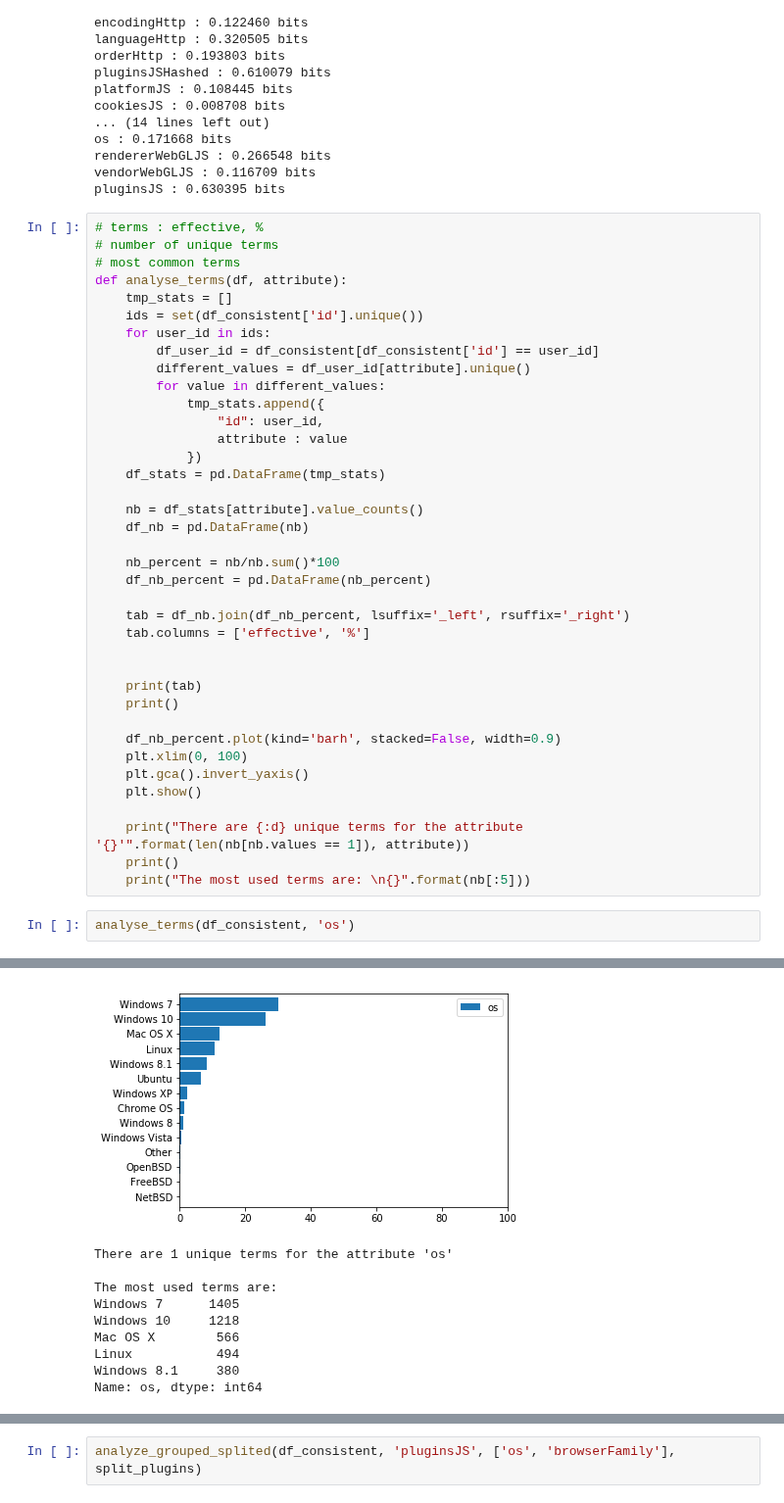
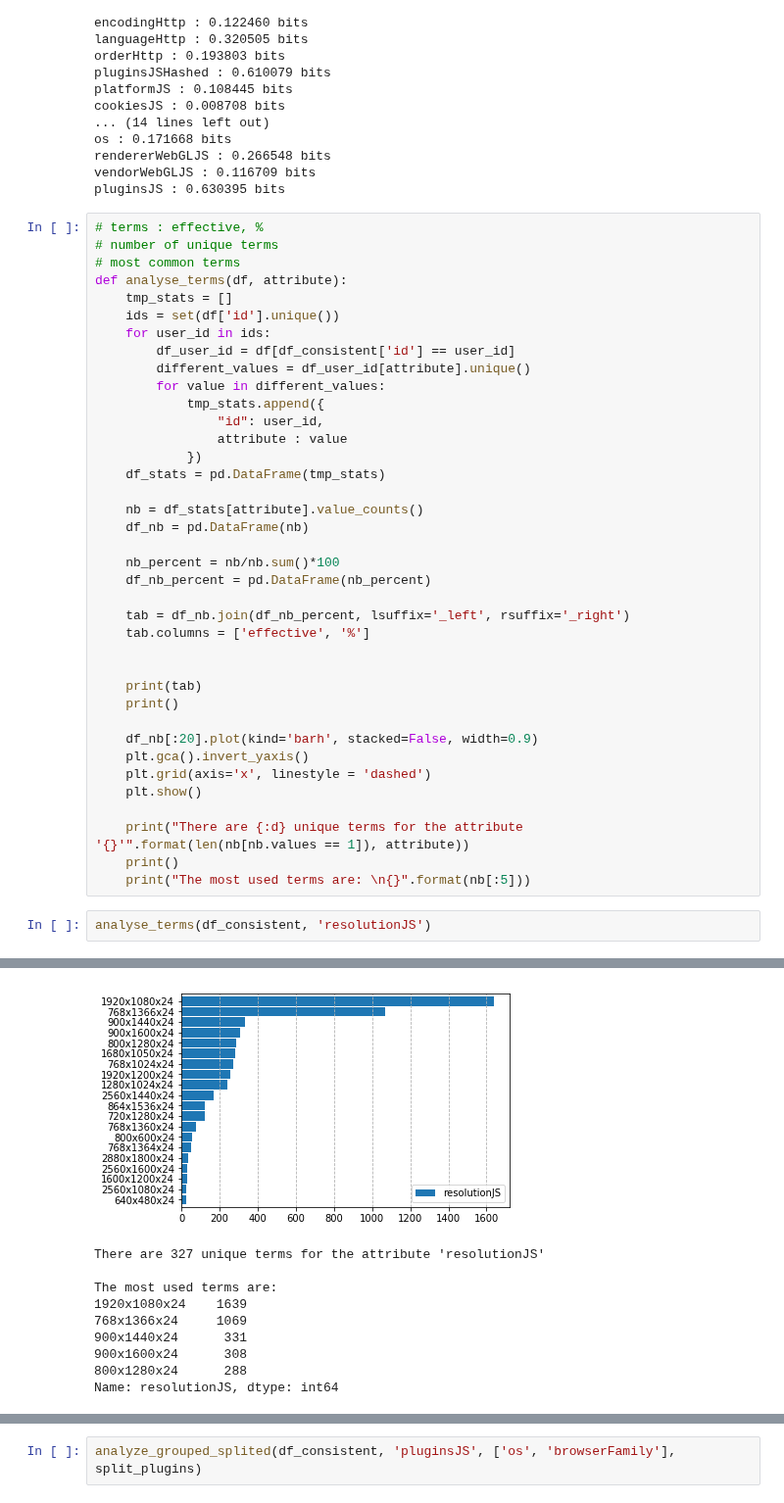
Before and after one commit to mGosset/BrowserFingerprint, a Jupyter notebook: notebooks/exploratory/analyse_empreintes.ipynb, the cells around one changed output, grey strips where cells are left out. Shown at 98% size. Cells and saved outputs as stored; diff of their text form.

```diff
--- a/notebooks/exploratory/analyse_empreintes.ipynb
+++ b/notebooks/exploratory/analyse_empreintes.ipynb
@@ -222,9 +222,9 @@ pluginsJS : 0.630395 bits
 # most common terms
 def analyse_terms(df, attribute):
     tmp_stats = []
-    ids = set(df_consistent['id'].unique())
+    ids = set(df['id'].unique())
     for user_id in ids:
-        df_user_id = df_consistent[df_consistent['id'] == user_id]
+        df_user_id = df[df_consistent['id'] == user_id]
         different_values = df_user_id[attribute].unique()
         for value in different_values:
             tmp_stats.append({
@@ -246,14 +246,14 @@ def analyse_terms(df, attribute):
     print(tab)
     print()
 
-    df_nb_percent.plot(kind='barh', stacked=False, width=0.9)
-    plt.xlim(0, 100)
+    df_nb[:20].plot(kind='barh', stacked=False, width=0.9)
     plt.gca().invert_yaxis()
+    plt.grid(axis='x', linestyle = 'dashed')
     plt.show()
 
     print("There are {:d} unique terms for the attribute '{}'".format(len(nb[nb.values == 1]), attribute))
     print()
     print("The most used terms are: \n{}".format(nb[:5]))
 # %%
-analyse_terms(df_consistent, 'os')
+analyse_terms(df_consistent, 'resolutionJS')
 # %% [output]
@@ -275,13 +277,13 @@ NetBSD                 1   0.021501
-[figure, old version]
+[figure, new version]
-There are 1 unique terms for the attribute 'os'
+There are 327 unique terms for the attribute 'resolutionJS'
 
 The most used terms are:
-Windows 7      1405
-Windows 10     1218
-Mac OS X        566
-Linux           494
-Windows 8.1     380
-Name: os, dtype: int64
+1920x1080x24    1639
+768x1366x24     1069
+900x1440x24      331
+900x1600x24      308
+800x1280x24      288
+Name: resolutionJS, dtype: int64
 # %%
 # analyze terms for the attribute 'languageHttp'
 tmp_stats = []
```
Also changed, not shown: parts of 17 cells of this notebook.
